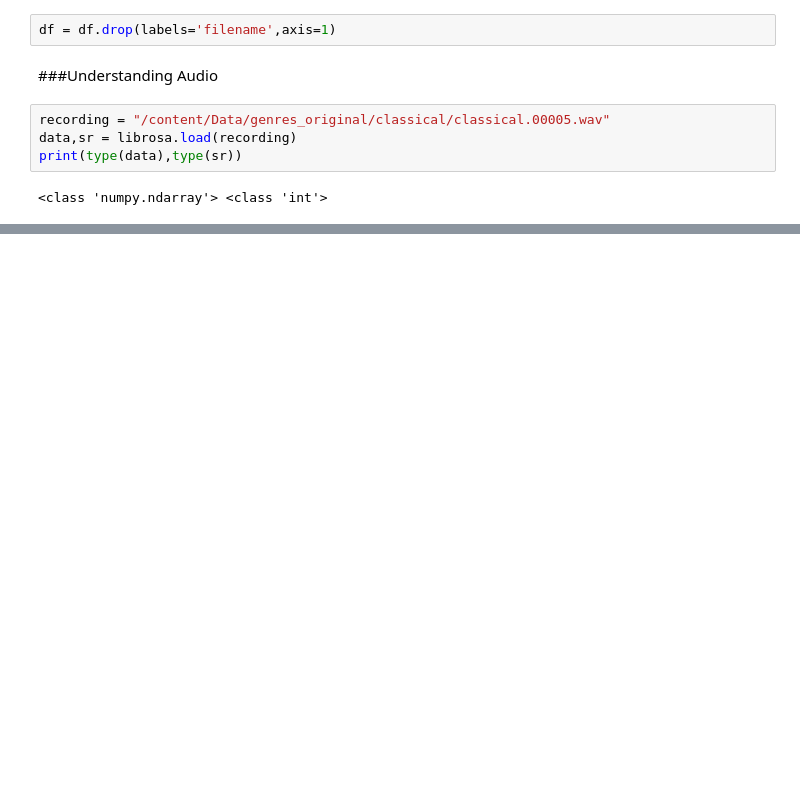
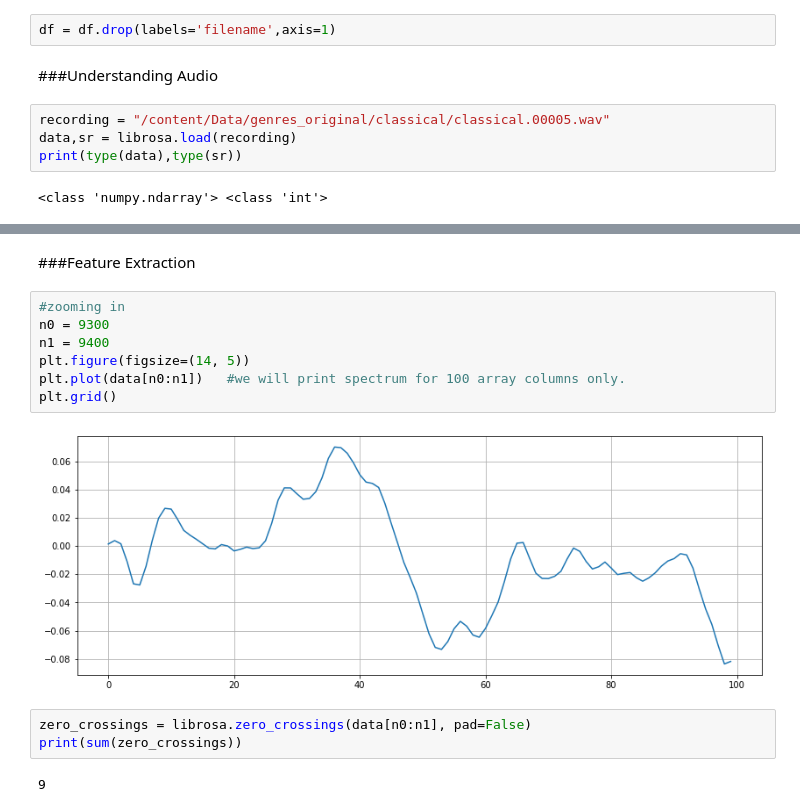
Before and after one commit to satyakamuju72/Music_Genre_Classification, a Jupyter notebook: Music_Genre_Classification.ipynb, the cells around one changed output, grey strips where cells are left out. Drawn from its saved outputs; the diff is of its cells as text; blank space fills up the shorter version.

```diff
--- a/Music_Genre_Classification.ipynb
+++ b/Music_Genre_Classification.ipynb
@@ -110,0 +105,16 @@ Audio(data,rate=sr)
+# %% [markdown]
+###Feature Extraction
+# %%
+#zooming in
+n0 = 9300
+n1 = 9400
+plt.figure(figsize=(14, 5))
+plt.plot(data[n0:n1])   #we will print spectrum for 100 array columns only.
+plt.grid()
+# %% [output]
+[figure, added]
+# %%
+zero_crossings = librosa.zero_crossings(data[n0:n1], pad=False)
+print(sum(zero_crossings))
+# %% [output]
+9
```
Also changed, not shown: parts of 16 cells of this notebook.
